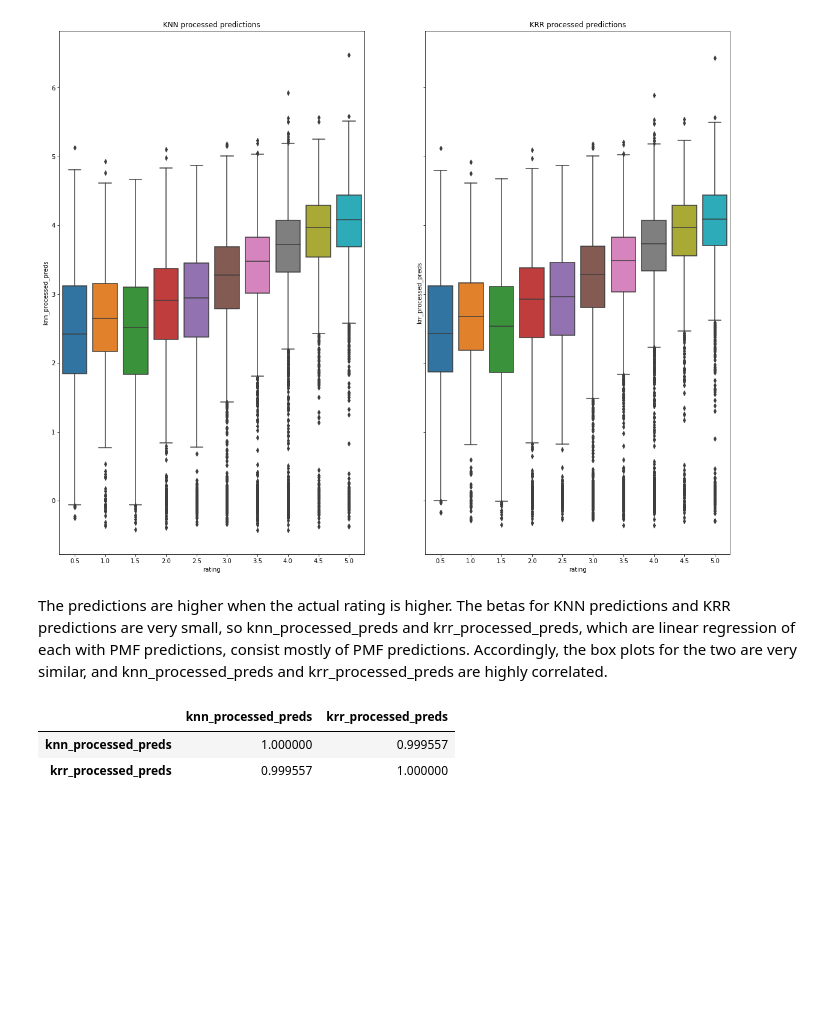
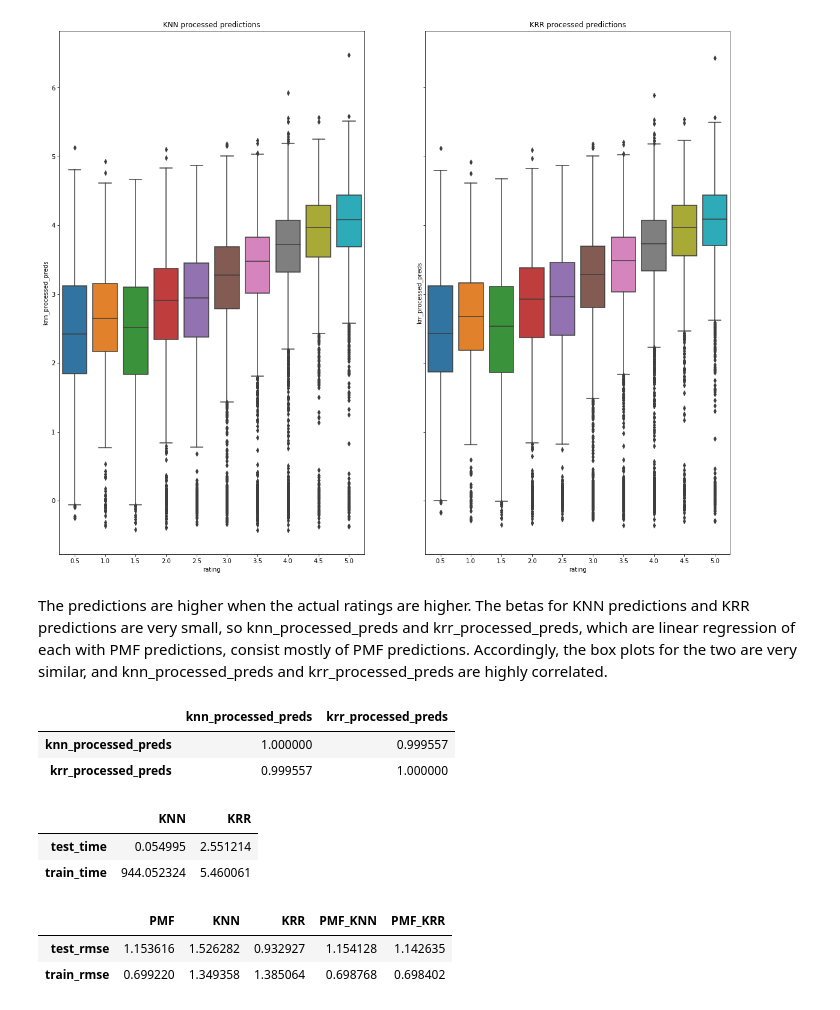
Before and after one commit to TZstatsADS/fall2019-project4-sec2-grp7, a Jupyter notebook: doc/PMF_main.ipynb, the cells around one changed output. Cells and saved outputs as stored; diff of their text form; code cells hidden in the pictures; blank space fills up the shorter version.

```diff
--- a/doc/PMF_main.ipynb
+++ b/doc/PMF_main.ipynb
@@ -347,10 +366,22 @@ ax[1].set_title('KRR processed predictions');
 # %% [output]
 [figure]
 # %% [markdown]
-The predictions are higher when the actual rating is higher. The betas for KNN predictions and KRR predictions are very small, so knn_processed_preds and krr_processed_preds, which are linear regression of each with PMF predictions, consist mostly of PMF predictions. Accordingly, the box plots for the two are very similar, and knn_processed_preds and krr_processed_preds are highly correlated.
+The predictions are higher when the actual ratings are higher. The betas for KNN predictions and KRR predictions are very small, so knn_processed_preds and krr_processed_preds, which are linear regression of each with PMF predictions, consist mostly of PMF predictions. Accordingly, the box plots for the two are very similar, and knn_processed_preds and krr_processed_preds are highly correlated.
 # %%
 train[['knn_processed_preds','krr_processed_preds']].corr()
 # %% [output]
 |  | knn_processed_preds | krr_processed_preds |
 | knn_processed_preds | 1.000000 | 0.999557 |
 | krr_processed_preds | 0.999557 | 1.000000 |
+# %%
+comp_time
+# %% [output]
+|  | KNN | KRR |
+| test_time | 0.054995 | 2.551214 |
+| train_time | 944.052324 | 5.460061 |
+# %%
+rmse_df
+# %% [output]
+|  | PMF | KNN | KRR | PMF_KNN | PMF_KRR |
+| test_rmse | 1.153616 | 1.526282 | 0.932927 | 1.154128 | 1.142635 |
+| train_rmse | 0.699220 | 1.349358 | 1.385064 | 0.698768 | 0.698402 |
```
Also changed, not shown: parts of 17 cells of this notebook, 2 other files.
